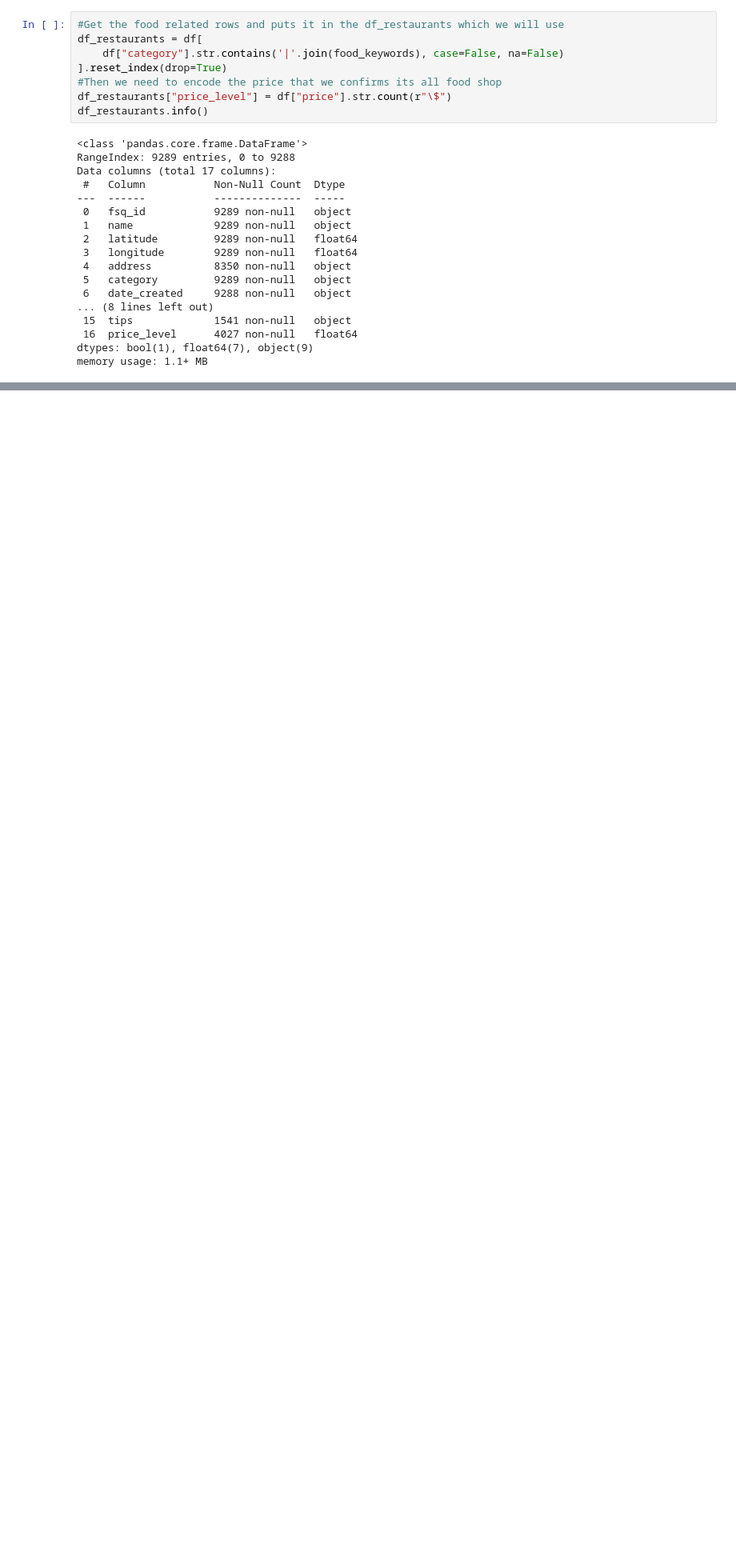
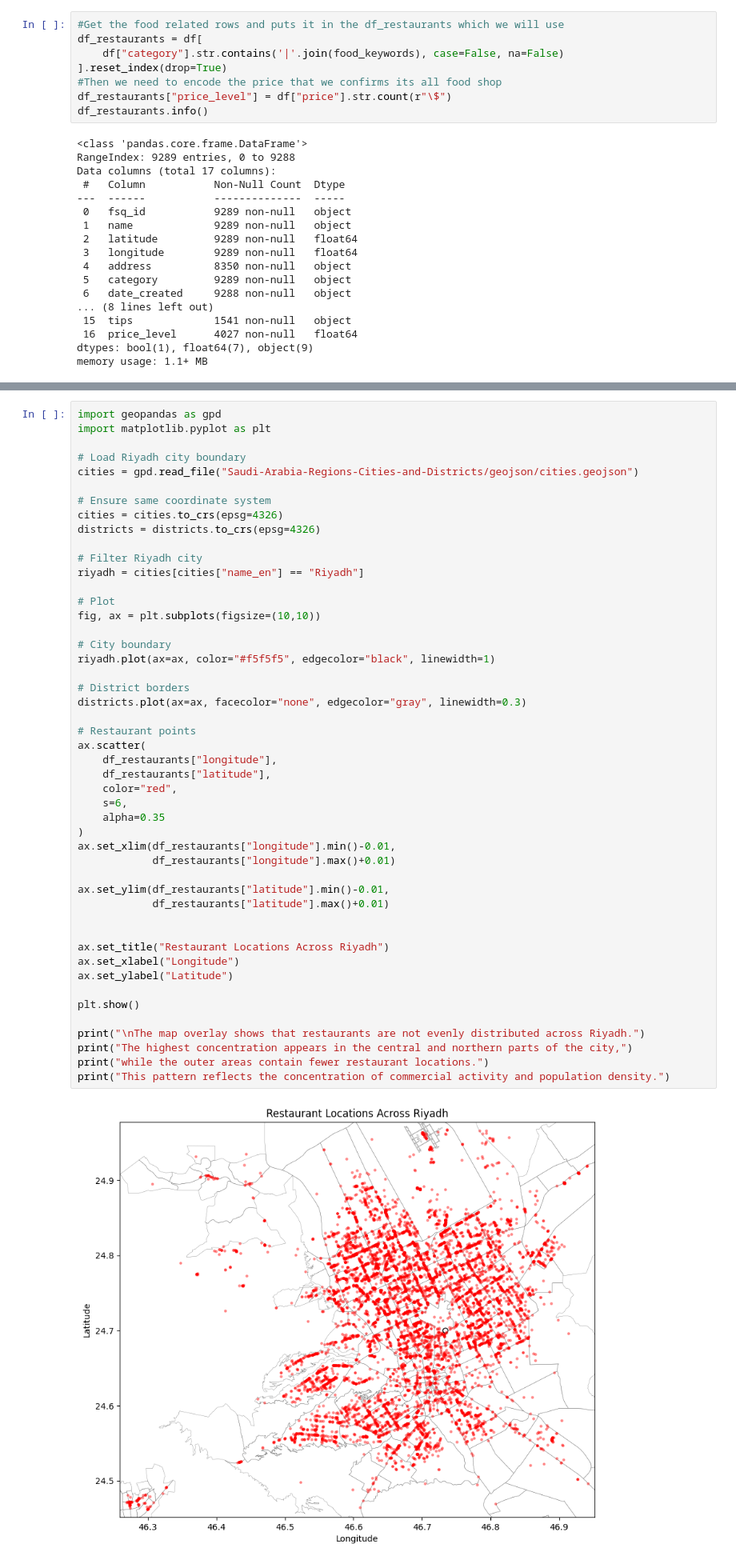
Before and after one commit to AbdulrahmanB-25/EDA_Project, a Jupyter notebook: EDA_Project.ipynb, the cells around one changed output, grey strips where cells are left out. Shown at 80% size. Drawn from its saved outputs; the diff is of its cells as text; blank space fills up the shorter version.

Commit message:
Finished the insights and the visualizations final draft.

```diff
--- a/EDA_Project.ipynb
+++ b/EDA_Project.ipynb
@@ -401,0 +370,50 @@ The clustering of points suggests areas with higher commercial activity and cust
+# %%
+import geopandas as gpd
+import matplotlib.pyplot as plt
+
+# Load Riyadh city boundary
+cities = gpd.read_file("Saudi-Arabia-Regions-Cities-and-Districts/geojson/cities.geojson")
+
+# Ensure same coordinate system
+cities = cities.to_crs(epsg=4326)
+districts = districts.to_crs(epsg=4326)
+
+# Filter Riyadh city
+riyadh = cities[cities["name_en"] == "Riyadh"]
+
+# Plot
+fig, ax = plt.subplots(figsize=(10,10))
+
+# City boundary
+riyadh.plot(ax=ax, color="#f5f5f5", edgecolor="black", linewidth=1)
+
+# District borders
+districts.plot(ax=ax, facecolor="none", edgecolor="gray", linewidth=0.3)
+
+# Restaurant points
+ax.scatter(
+    df_restaurants["longitude"],
+    df_restaurants["latitude"],
+    color="red",
+    s=6,
+    alpha=0.35
+)
+ax.set_xlim(df_restaurants["longitude"].min()-0.01,
+            df_restaurants["longitude"].max()+0.01)
+
+ax.set_ylim(df_restaurants["latitude"].min()-0.01,
+            df_restaurants["latitude"].max()+0.01)
+
+
+ax.set_title("Restaurant Locations Across Riyadh")
+ax.set_xlabel("Longitude")
+ax.set_ylabel("Latitude")
+
+plt.show()
+
+print("\nThe map overlay shows that restaurants are not evenly distributed across Riyadh.")
+print("The highest concentration appears in the central and northern parts of the city,")
+print("while the outer areas contain fewer restaurant locations.")
+print("This pattern reflects the concentration of commercial activity and population density.")
+# %% [output]
+[figure, added]
```
Also changed, not shown: parts of 34 cells of this notebook.
